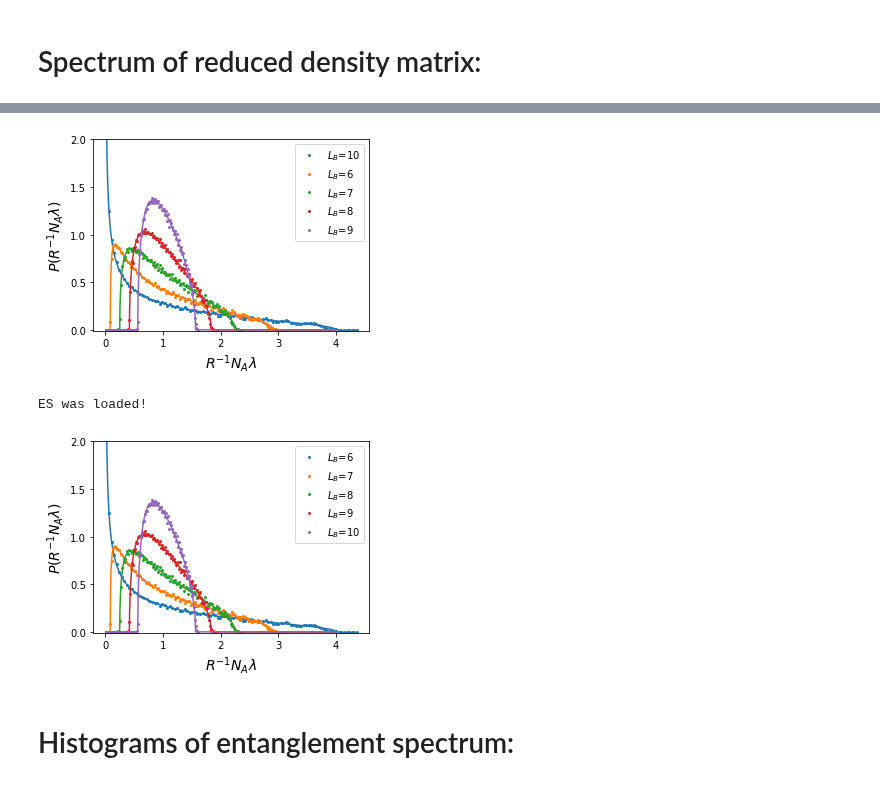
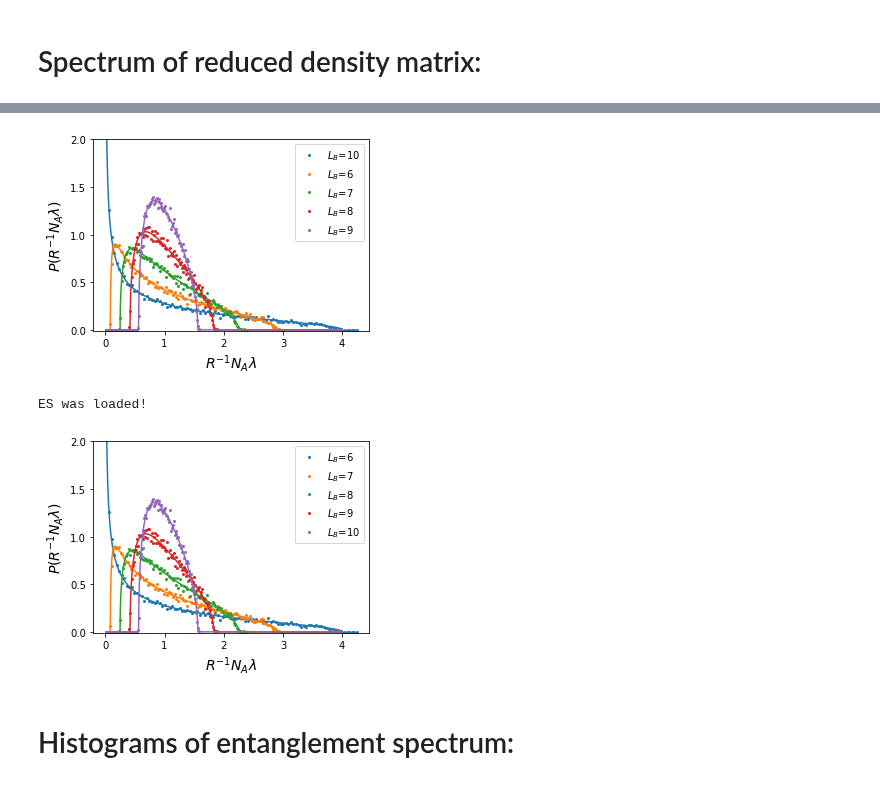
Before and after one commit to hassan-shap/RMT, a Jupyter notebook: Zr_symmetry.ipynb, the cells around one changed output, grey strips where cells are left out. Drawn from its saved outputs; the diff is of its cells as text; code cells hidden in the pictures.

```diff
--- a/Zr_symmetry.ipynb
+++ b/Zr_symmetry.ipynb
@@ -46,7 +48,7 @@ def vNent_calc(rho,epsilon=1e-9):
 # %% [markdown]
 # Spectrum of reduced density matrix:
 # %%
-Nrep=10000
+Nrep=1000
 r=2 # local Hilbert space dim
 symm=1
 
@@ -180,4 +182,4 @@ Finished, elapsed time = 81.56 sec
-[figure, old version]
+[figure, new version]
 # %%
 # post processing data
 
@@ -254,7 +256,7 @@ plt.tight_layout()
 plt.show()
 # %% [output]
 ES was loaded!
-[figure, old version]
+[figure, new version]
 # %% [markdown]
 # Histograms of entanglement spectrum:
 # %%
```
Also changed, not shown: parts of 12 cells of this notebook, 20 other files.
